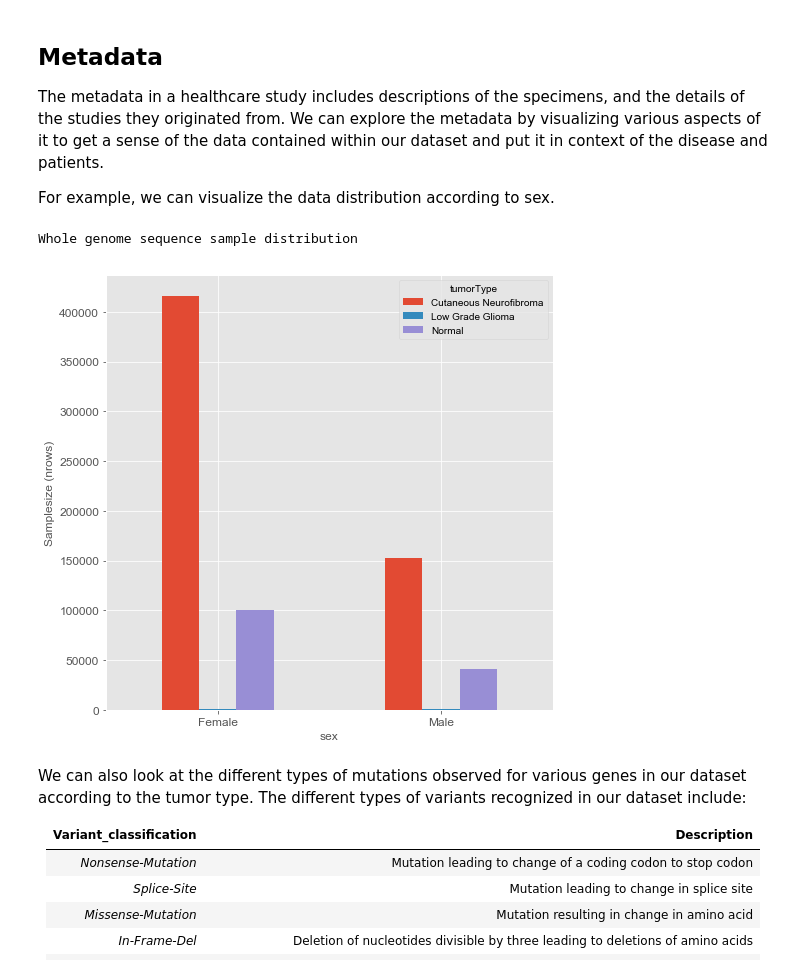
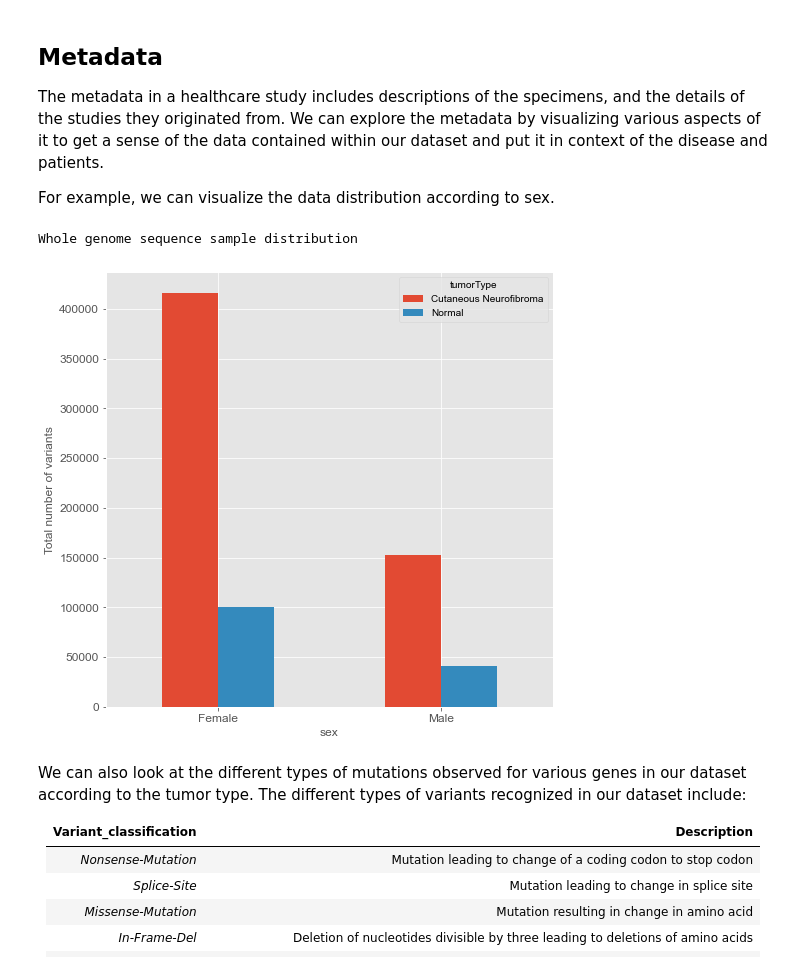
Before and after one commit to Sage-Bionetworks/nfhackathon2020, a Jupyter notebook: py_demos/3-wgs-intro.ipynb, the cells around one changed output. Cells and saved outputs as stored; diff of their text form; code cells hidden in the pictures.

```diff
--- a/py_demos/3-wgs-intro.ipynb
+++ b/py_demos/3-wgs-intro.ipynb
@@ -75,6 +75,5 @@ entity = syn.get('syn20546459')
 # %%
-results = syn.tableQuery("SELECT * FROM syn20546459")
-genes_with_meta = results.asDataFrame()
+genes_with_meta = syn.tableQuery("SELECT * FROM syn20551862").asDataFrame()
 type(genes_with_meta)
 # %% [output]
 pandas.core.frame.DataFrame
@@ -137,20 +136,20 @@ For example, we can visualize the data distribution according to sex.
 # %%
 #select a particular column
 genes_with_meta.sex = genes_with_meta['sex'].astype('category')
 genes_with_meta.tumorType = genes_with_meta['tumorType'].astype('category')
 
 
 #make the plot
 print("Whole genome sequence sample distribution")
 genes_with_meta_table = pd.crosstab(index=genes_with_meta["sex"],
                           columns=genes_with_meta["tumorType"])
 genes_with_meta_table.plot(kind ='bar', figsize=(8,8), position= (0.5), fontsize= 12, rot=0)
-plt.ylabel("Samplesize (nrows)", fontsize = 12)
+plt.ylabel("Total number of variants", fontsize = 12)
 
 plt.show()
 # %% [output]
 Whole genome sequence sample distribution
-[figure, old version]
+[figure, new version]
 # %% [markdown]
 We can also look at the different types of mutations observed for various genes in our dataset according to the tumor type. The different types of variants recognized in our dataset include:
 
```
Also changed, not shown: parts of 5 cells of this notebook, 9 other files.
